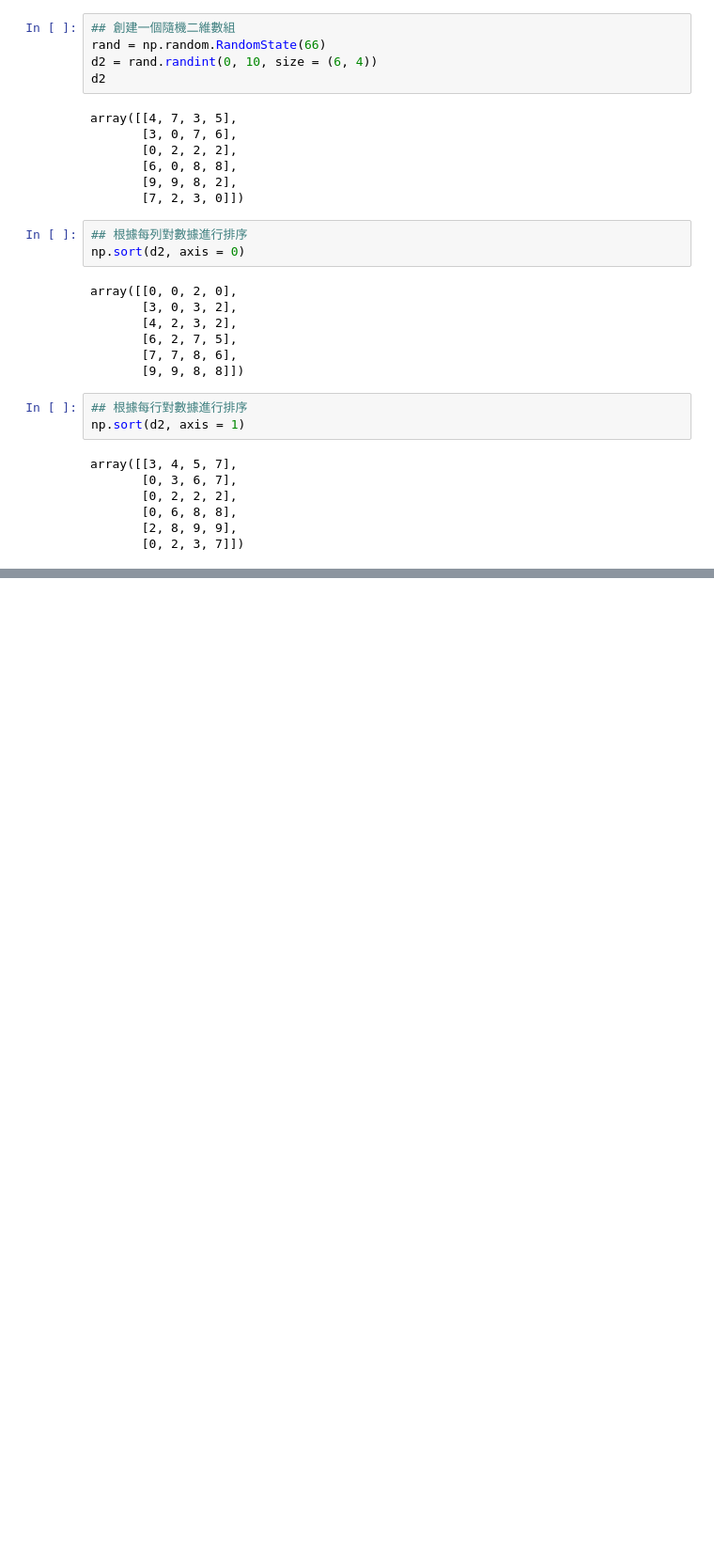
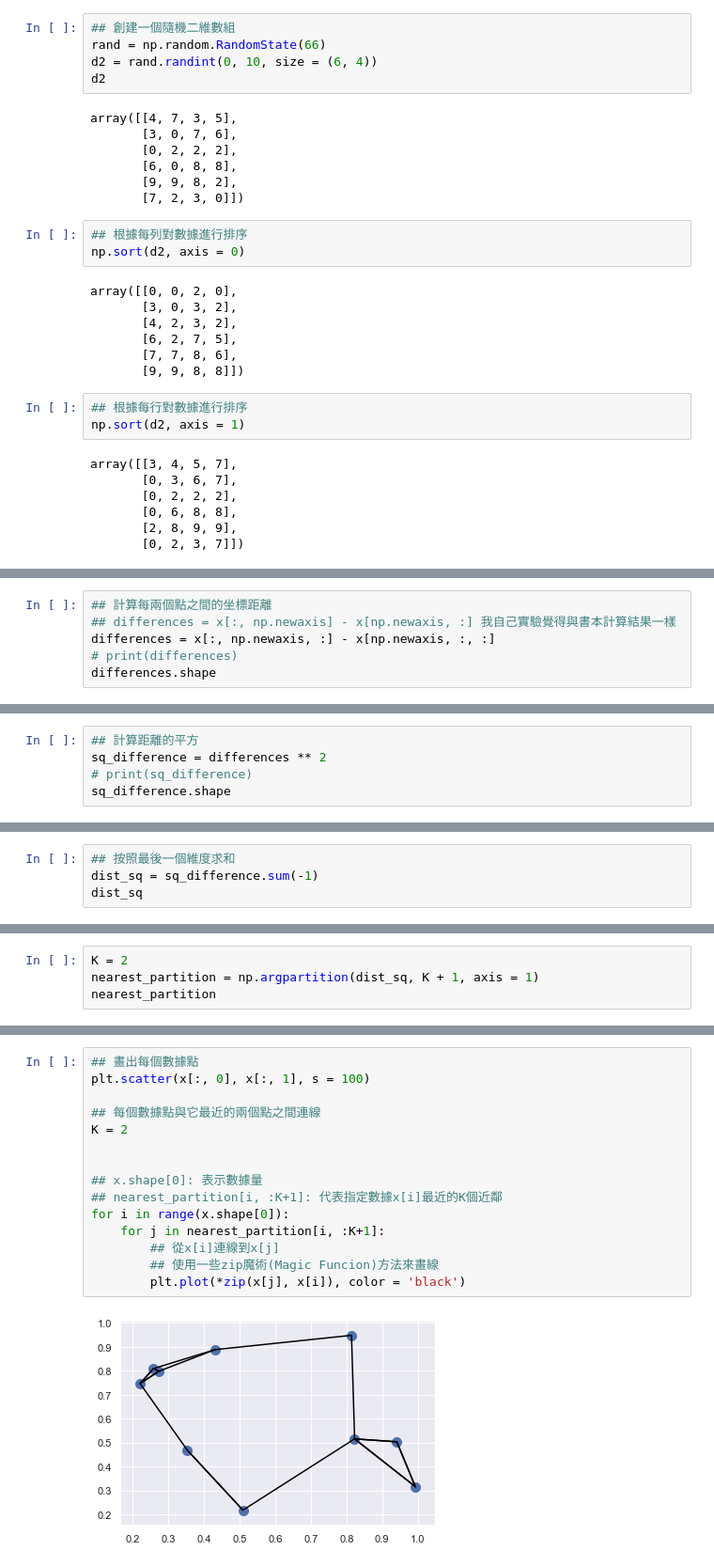
Before and after one commit to chwang12341/Book, a Jupyter notebook: Python-Data-Science-Handbook-Personal-Note/NumPy/NumPy#1.ipynb, the cells around one changed output, grey strips where cells are left out. Shown: that part at 94% size. Saved outputs shown, nothing was run; the diff lists cells and outputs as text; blank space fills up the shorter version.

```diff
--- a/Python-Data-Science-Handbook-Personal-Note/NumPy/NumPy#1.ipynb
+++ b/Python-Data-Science-Handbook-Personal-Note/NumPy/NumPy#1.ipynb
@@ -1072,0 +1150,6 @@ array([[3, 4, 5, 7],
+# %%
+## 計算每兩個點之間的坐標距離
+## differences = x[:, np.newaxis] - x[np.newaxis, :] 我自己實驗覺得與書本計算結果一樣
+differences = x[:, np.newaxis, :] - x[np.newaxis, :, :]
+# print(differences)
+differences.shape
@@ -1072,0 +1158,5 @@ array([[3, 4, 5, 7],
+# %%
+## 計算距離的平方
+sq_difference = differences ** 2
+# print(sq_difference)
+sq_difference.shape
@@ -1072,0 +1165,4 @@ array([[3, 4, 5, 7],
+# %%
+## 按照最後一個維度求和
+dist_sq = sq_difference.sum(-1)
+dist_sq
@@ -1072,0 +1206,4 @@ array([[3, 4, 5, 7],
+# %%
+K = 2
+nearest_partition = np.argpartition(dist_sq, K + 1, axis = 1)
+nearest_partition
@@ -1072,0 +1221,17 @@ array([[3, 4, 5, 7],
+# %%
+## 畫出每個數據點
+plt.scatter(x[:, 0], x[:, 1], s = 100)
+
+## 每個數據點與它最近的兩個點之間連線
+K = 2
+
+
+## x.shape[0]: 表示數據量
+## nearest_partition[i, :K+1]: 代表指定數據x[i]最近的K個近鄰
+for i in range(x.shape[0]):
+    for j in nearest_partition[i, :K+1]:
+        ## 從x[i]連線到x[j]
+        ## 使用一些zip魔術(Magic Funcion)方法來畫線
+        plt.plot(*zip(x[j], x[i]), color = 'black')
+# %% [output]
+[figure, added]
```
Also changed, not shown: parts of 31 cells of this notebook, 6 other files.
